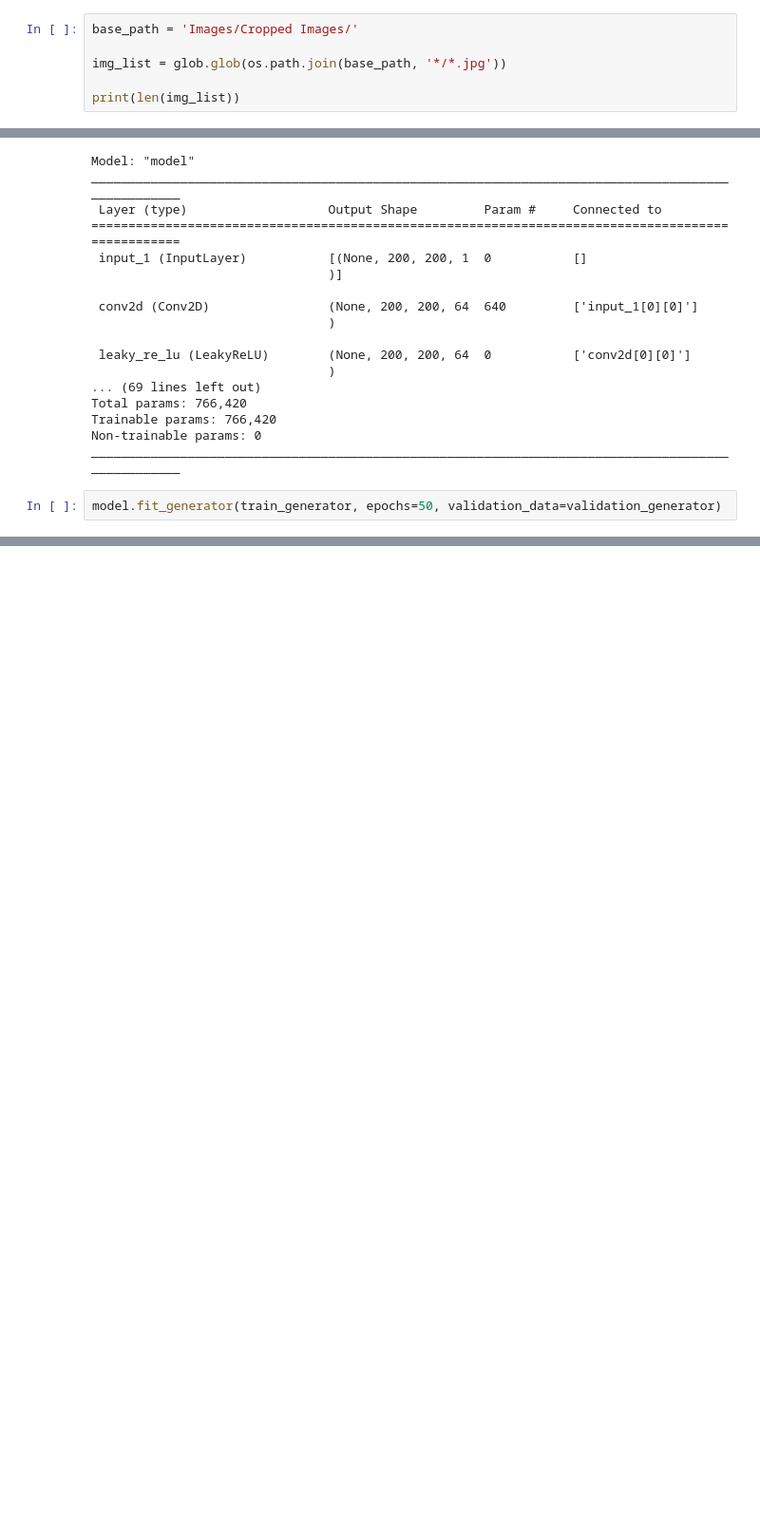
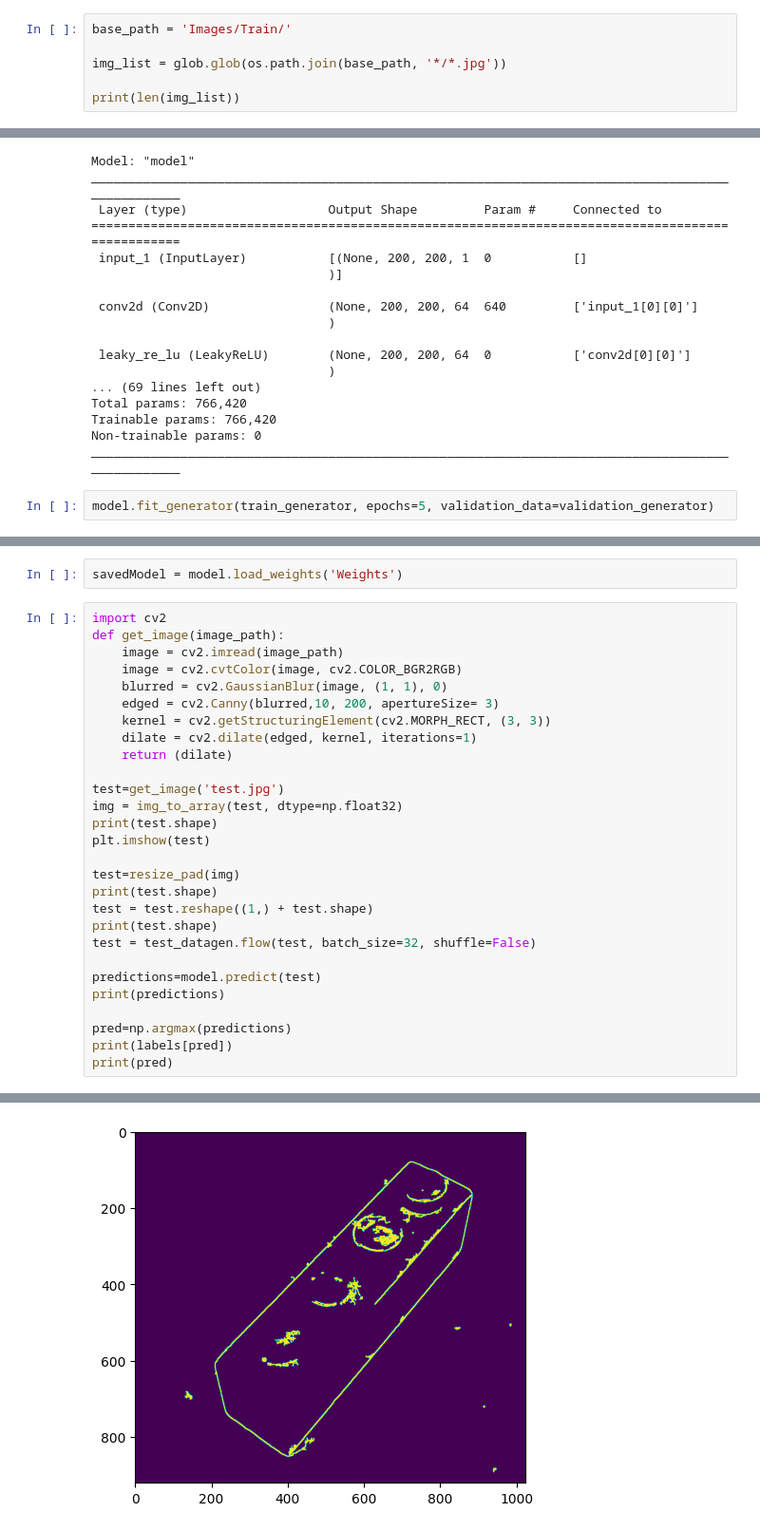
Before and after one commit to mustafa-droid18/Lego_Brick_Classification, a Jupyter notebook: ModelCNN.ipynb, the cells around one changed output, grey strips where cells are left out. Shown: that part at 95% size. Cells and saved outputs as stored; diff of their text form; blank space fills up the shorter version.

Commit message:
Updated Models

```diff
--- a/ModelCNN.ipynb
+++ b/ModelCNN.ipynb
@@ -10,7 +11,7 @@ from PIL import Image, ImageOps
 
 import glob, os, random
 # %%
-base_path = 'Images/Cropped Images/'
+base_path = 'Images/Train/'
 
 img_list = glob.glob(os.path.join(base_path, '*/*.jpg'))
 
@@ -186,5 +187,5 @@ Trainable params: 766,420
 Non-trainable params: 0
 __________________________________________________________________________________________________
 # %%
-model.fit_generator(train_generator, epochs=50, validation_data=validation_generator)
+model.fit_generator(train_generator, epochs=5, validation_data=validation_generator)
 # %% [output]
@@ -207,0 +208,31 @@ Epoch 13/50
+# %%
+savedModel = model.load_weights('Weights')
+# %%
+import cv2
+def get_image(image_path):
+    image = cv2.imread(image_path)
+    image = cv2.cvtColor(image, cv2.COLOR_BGR2RGB)
+    blurred = cv2.GaussianBlur(image, (1, 1), 0)
+    edged = cv2.Canny(blurred,10, 200, apertureSize= 3)
+    kernel = cv2.getStructuringElement(cv2.MORPH_RECT, (3, 3))
+    dilate = cv2.dilate(edged, kernel, iterations=1)
+    return (dilate)
+
+test=get_image('test.jpg')
+img = img_to_array(test, dtype=np.float32)
+print(test.shape)
+plt.imshow(test)
+
+test=resize_pad(img)
+print(test.shape)
+test = test.reshape((1,) + test.shape)
+print(test.shape)
+test = test_datagen.flow(test, batch_size=32, shuffle=False)
+
+predictions=model.predict(test)
+print(predictions)
+
+pred=np.argmax(predictions)
+print(labels[pred])
+print(pred)
+# %% [output]
@@ -207,0 +249 @@ Epoch 13/50
+[figure, added]
```
Also changed, not shown: parts of 5 cells of this notebook, 1 other file.
